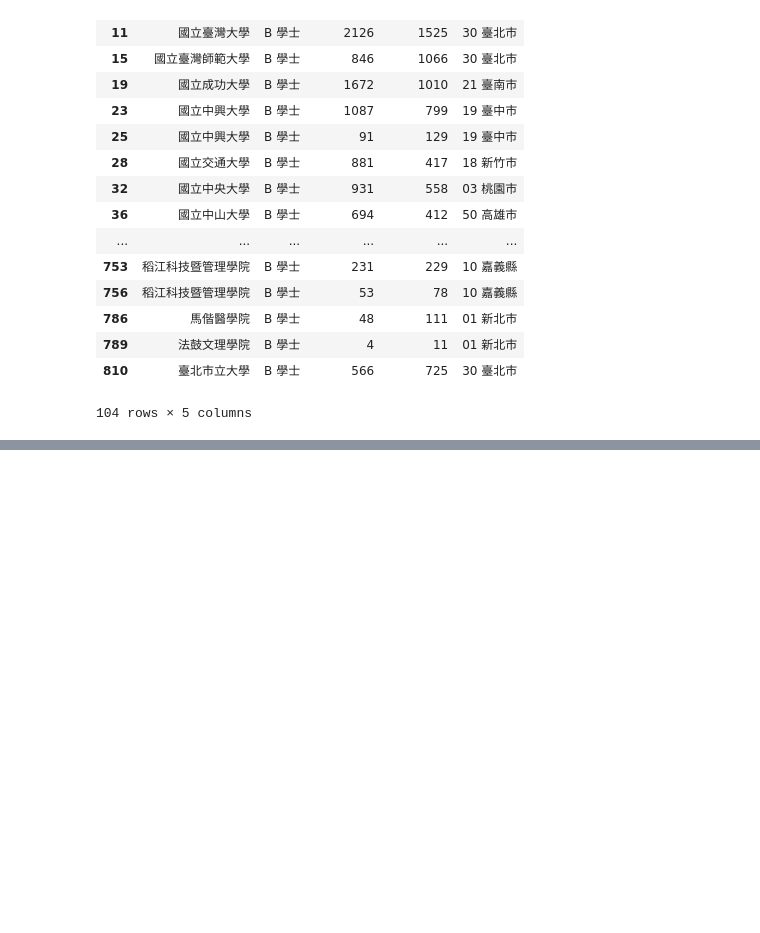
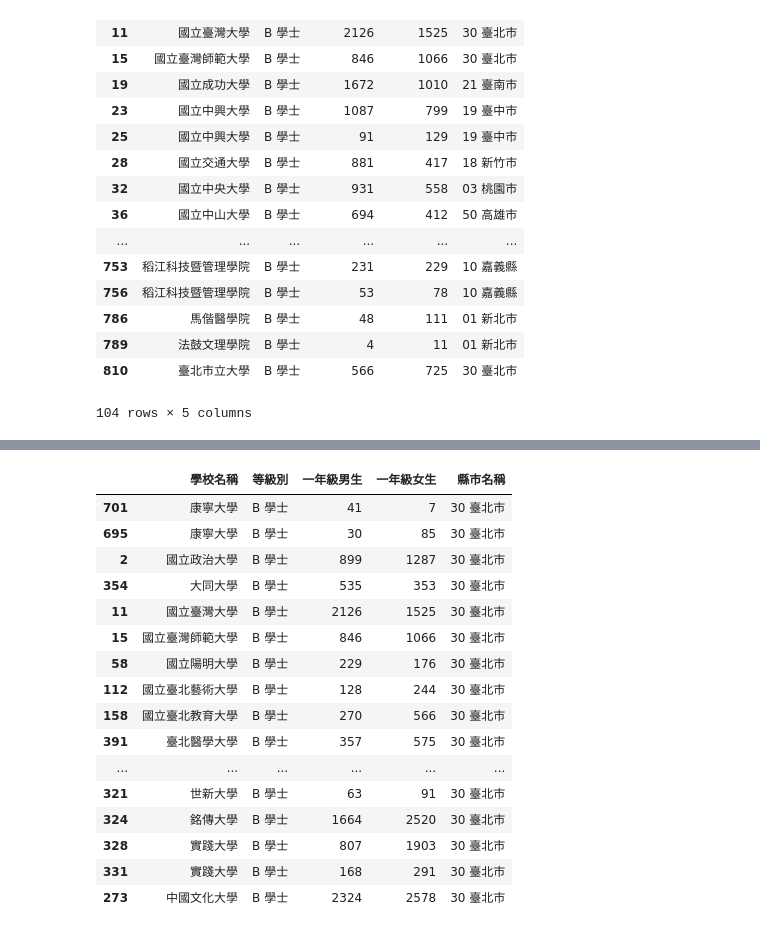
Before and after one commit to yuwang2018/108_NCCU_Python, a Jupyter notebook: 106306014_HW8-2.ipynb, the cells around one changed output, grey strips where cells are left out. Saved outputs shown, nothing was run; the diff lists cells and outputs as text; code cells hidden in the pictures; blank space fills up the shorter version.

```diff
--- a/106306014_HW8-2.ipynb
+++ b/106306014_HW8-2.ipynb
@@ -113,0 +113,21 @@ df2.sort_values(by=['一年級男生','一年級女生'],ascending = False)
+# %%
+df4 = df3[(df3.縣市名稱 == '30 臺北市')]
+df4
+# %% [output]
+|  | 學校名稱 | 等級別 | 一年級男生 | 一年級女生 | 縣市名稱 |
+| 701 | 康寧大學 | B 學士 | 41 | 7 | 30 臺北市 |
+| 695 | 康寧大學 | B 學士 | 30 | 85 | 30 臺北市 |
+| 2 | 國立政治大學 | B 學士 | 899 | 1287 | 30 臺北市 |
+| 354 | 大同大學 | B 學士 | 535 | 353 | 30 臺北市 |
+| 11 | 國立臺灣大學 | B 學士 | 2126 | 1525 | 30 臺北市 |
+| 15 | 國立臺灣師範大學 | B 學士 | 846 | 1066 | 30 臺北市 |
+| 58 | 國立陽明大學 | B 學士 | 229 | 176 | 30 臺北市 |
+| 112 | 國立臺北藝術大學 | B 學士 | 128 | 244 | 30 臺北市 |
+| 158 | 國立臺北教育大學 | B 學士 | 270 | 566 | 30 臺北市 |
+| 391 | 臺北醫學大學 | B 學士 | 357 | 575 | 30 臺北市 |
+| ... | ... | ... | ... | ... | ... |
+| 321 | 世新大學 | B 學士 | 63 | 91 | 30 臺北市 |
+| 324 | 銘傳大學 | B 學士 | 1664 | 2520 | 30 臺北市 |
+| 328 | 實踐大學 | B 學士 | 807 | 1903 | 30 臺北市 |
+| 331 | 實踐大學 | B 學士 | 168 | 291 | 30 臺北市 |
+| 273 | 中國文化大學 | B 學士 | 2324 | 2578 | 30 臺北市 |
```
Also changed, not shown: parts of 8 cells of this notebook.
